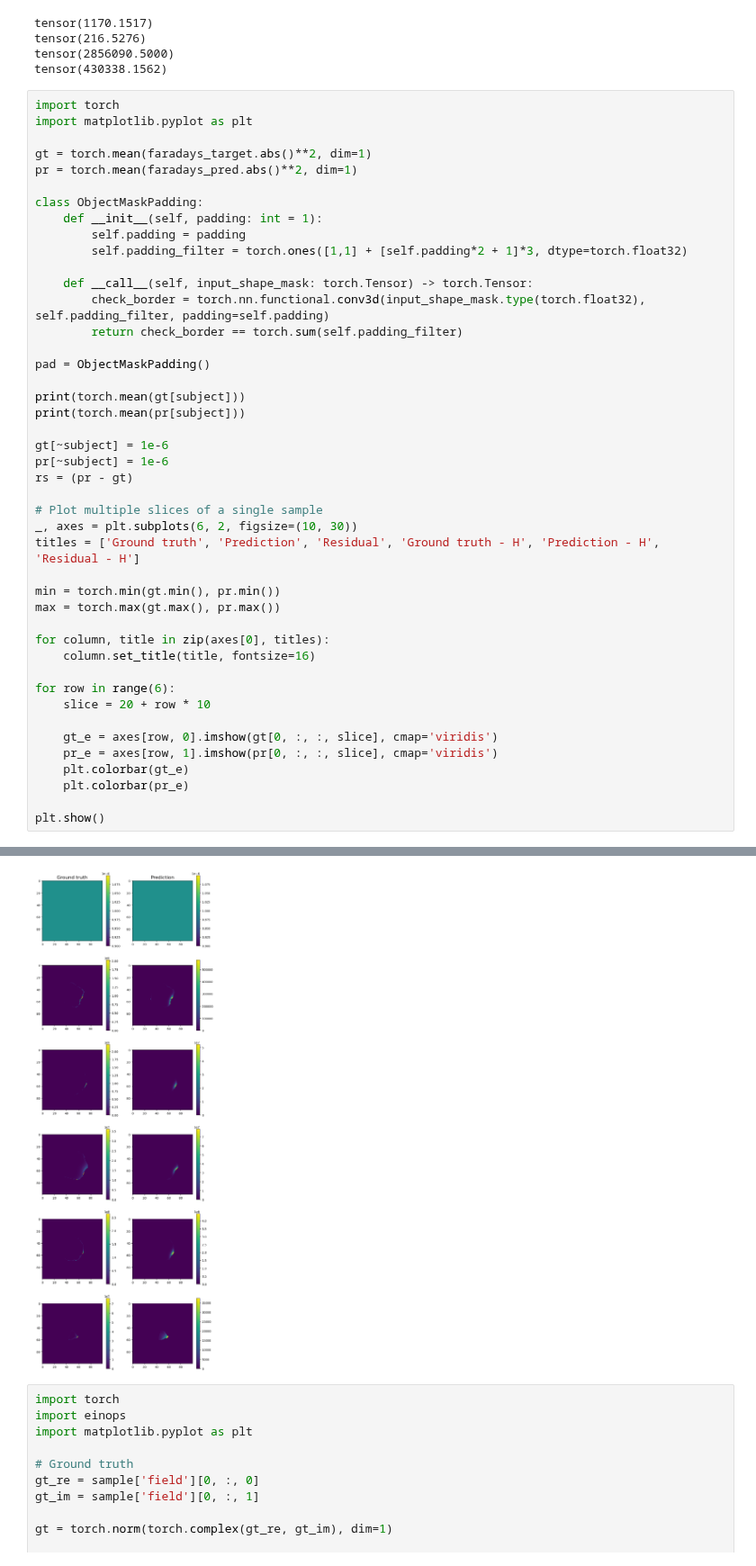
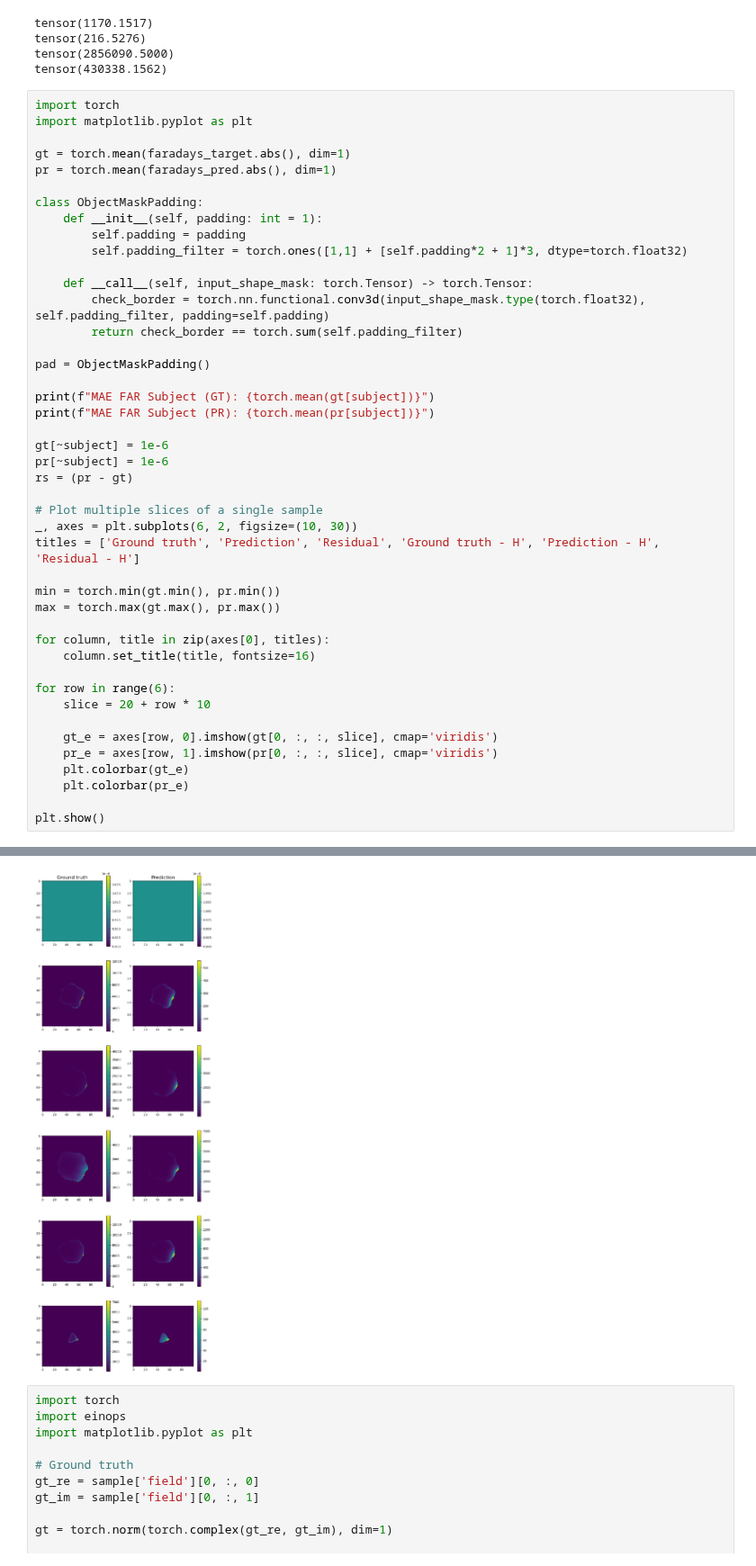
Before and after one commit to badulion/magnet_fno, a Jupyter notebook: results/inference.ipynb, the cells around one changed output, grey strips where cells are left out. Shown at 90% size. Cells and saved outputs as stored; diff of their text form.

```diff
--- a/results/inference.ipynb
+++ b/results/inference.ipynb
@@ -142,8 +142,8 @@ tensor(430338.1562)
 import torch
 import matplotlib.pyplot as plt
 
-gt = torch.mean(faradays_target.abs()**2, dim=1)
-pr = torch.mean(faradays_pred.abs()**2, dim=1)
+gt = torch.mean(faradays_target.abs(), dim=1)
+pr = torch.mean(faradays_pred.abs(), dim=1)
 
 class ObjectMaskPadding:
     def __init__(self, padding: int = 1):
@@ -156,8 +156,8 @@ class ObjectMaskPadding:
 
 pad = ObjectMaskPadding()
 
-print(torch.mean(gt[subject]))
-print(torch.mean(pr[subject]))
+print(f"MAE FAR Subject (GT): {torch.mean(gt[subject])}")
+print(f"MAE FAR Subject (PR): {torch.mean(pr[subject])}")
 
 gt[~subject] = 1e-6
 pr[~subject] = 1e-6
@@ -188,4 +188,4 @@ tensor(430338.1562)
-[figure, old version]
+[figure, new version]
 # %%
 import torch
 import einops
```
Also changed, not shown: parts of 1 cell of this notebook.
